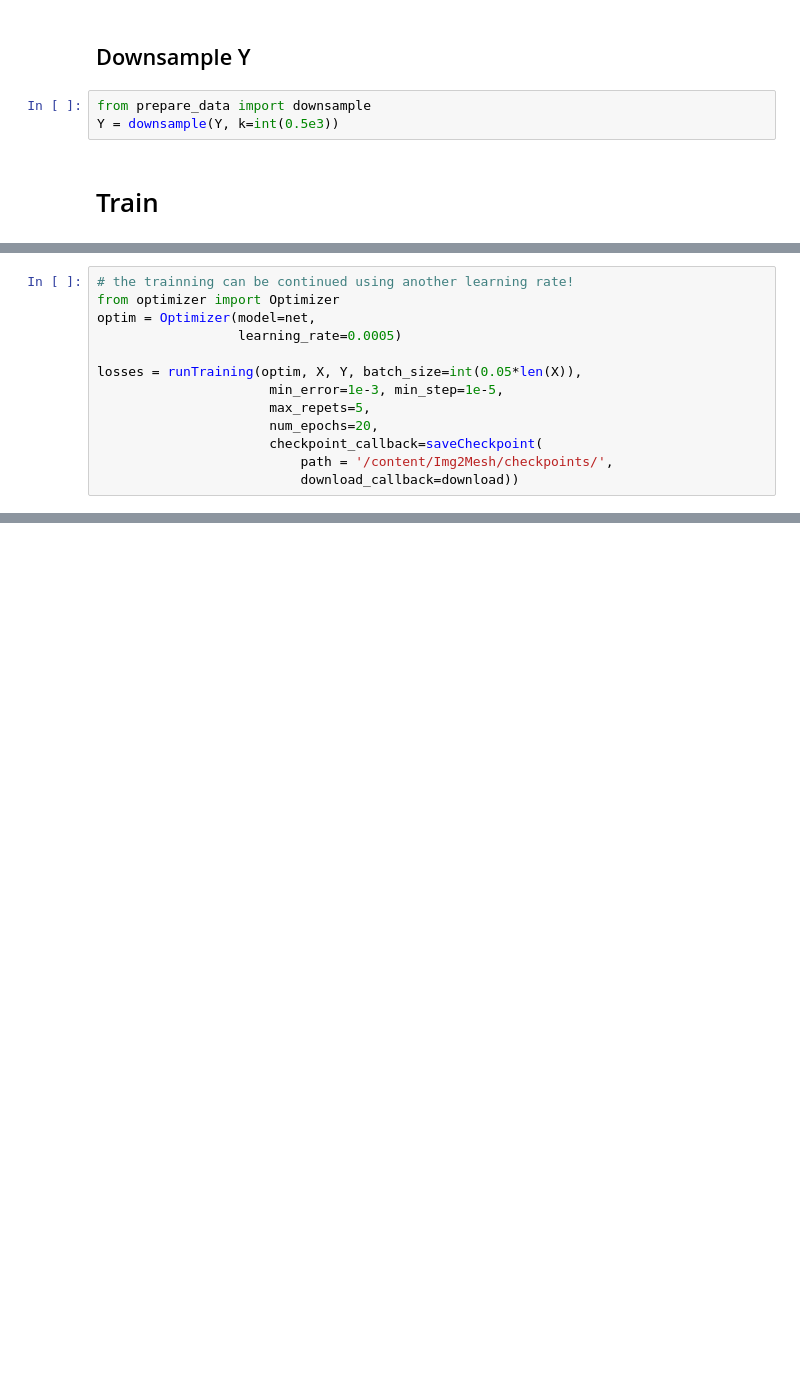
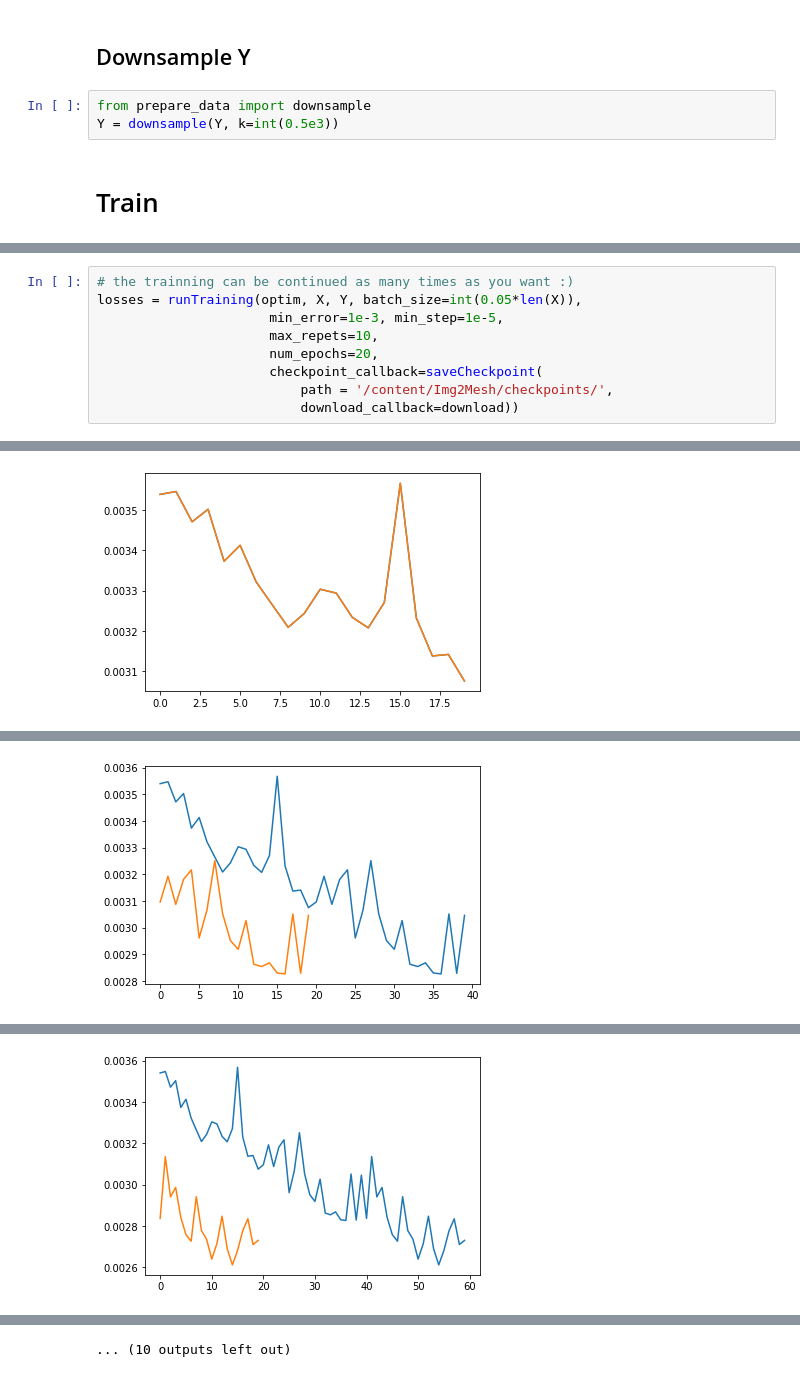
Before and after one commit to joalmei/Img2Mesh, a Jupyter notebook: Img2Mesh_Training.ipynb, the cells around one changed output, grey strips where cells are left out. Drawn from its saved outputs; the diff is of its cells as text; blank space fills up the shorter version.

```diff
--- a/Img2Mesh_Training.ipynb
+++ b/Img2Mesh_Training.ipynb
@@ -125,13 +196,10 @@ batches: .....
 # %%
-# the trainning can be continued using another learning rate!
-from optimizer import Optimizer
-optim = Optimizer(model=net,
-                  learning_rate=0.0005)
-
+# the trainning can be continued as many times as you want :)
 losses = runTraining(optim, X, Y, batch_size=int(0.05*len(X)),
                       min_error=1e-3, min_step=1e-5,
-                      max_repets=5,
+                      max_repets=10,
                       num_epochs=20,
                       checkpoint_callback=saveCheckpoint(
                           path = '/content/Img2Mesh/checkpoints/',
                           download_callback=download))
+# %% [output]
@@ -137,0 +223 @@ losses = runTraining(optim, X, Y, batch_size=int(0.05*len(X)),
+[figure, added]
@@ -137,0 +241 @@ losses = runTraining(optim, X, Y, batch_size=int(0.05*len(X)),
+[figure, added]
@@ -137,0 +259 @@ losses = runTraining(optim, X, Y, batch_size=int(0.05*len(X)),
+[figure, added]
@@ -138,3 +314,4 @@ losses = runTraining(optim, X, Y, batch_size=int(0.05*len(X)),
+... (10 outputs left out)
 # %%
 # test the network for an example from the training set
 import matplotlib.pyplot as plt
```
Also changed, not shown: parts of 7 cells of this notebook.
